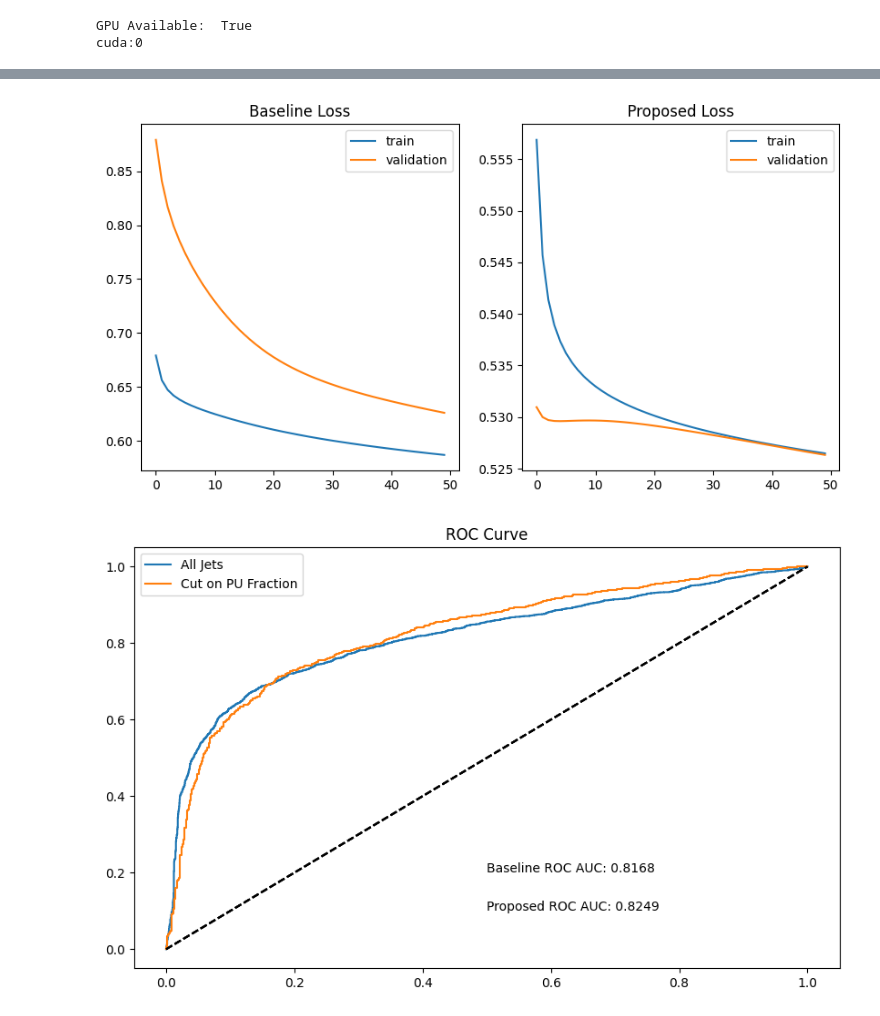
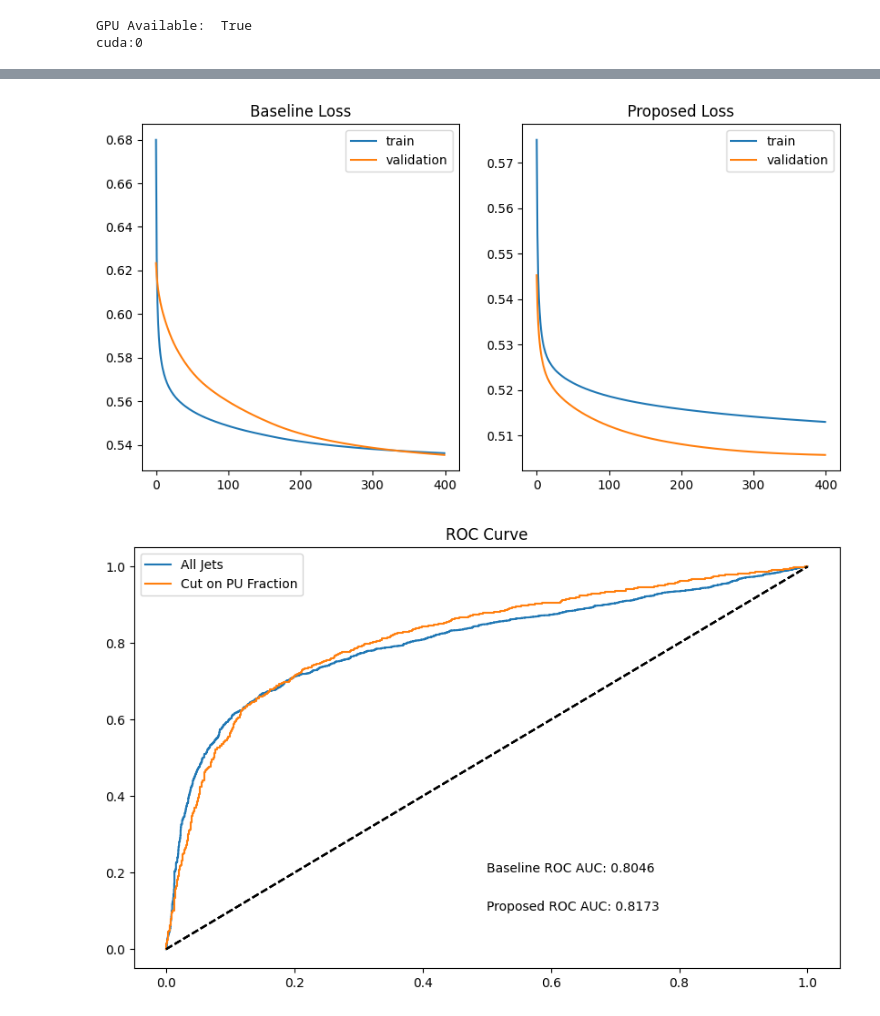
Before and after one commit to LukeV37/Pileup_Project, a Jupyter notebook: analysis/Zprime_Classifier_AllJets_pufr_CUT_mu200.ipynb, the cells around one changed output, grey strips where cells are left out. Saved outputs shown, nothing was run; the diff lists cells and outputs as text; code cells hidden in the pictures.

```diff
--- a/analysis/Zprime_Classifier_AllJets_pufr_CUT_mu200.ipynb
+++ b/analysis/Zprime_Classifier_AllJets_pufr_CUT_mu200.ipynb
@@ -300,18 +300,18 @@ loss_fn = nn.BCELoss()
 
 # Train baseline model with pt,eta,phi,m
 print("Training Baseline")
-baseline = Model(4,256,1).to(device)
+baseline = Model(4,64,1).to(device)
 optimizer = optim.Adam(baseline.parameters(), lr=0.0001)
 data = [X_train_nocut, y_train_nocut, X_val_nocut, y_val_nocut]
-baseline_history = train(baseline, data, epochs=50)
+baseline_history = train(baseline, data, epochs=400)
 print()
 
 # Train upgraded model with pt,eta,phi,m,pufr
 print("Training Proposed")
-model = Model(4,256,1).to(device)
+model = Model(4,64,1).to(device)
 optimizer = optim.Adam(model.parameters(), lr=0.0001)
 data = [X_train_cut, y_train_cut, X_val_cut, y_val_cut]
-model_history = train(model, data, epochs=50)
+model_history = train(model, data, epochs=400)
 
 fig, (ax1, ax2) = plt.subplots(1, 2, figsize=(10, 5))
 ax1.plot(baseline_history['train_loss'],label='train')
@@ -344,4 +344,4 @@ Epoch: 50       Train Loss: 0.5265      Test Loss: 0.5263
-[figure, old version]
+[figure, new version]
 # %%
 fig, (ax1) = plt.subplots(1, 1, figsize=(10, 6))
 
@@ -376,7 +376,7 @@ ax1.text(0.5,0.1,AUC)
 ax1.legend()
 plt.show()
 # %% [output]
-[figure, old version]
+[figure, new version]
 # %%
 from sklearn.metrics import confusion_matrix
 from sklearn.metrics import accuracy_score
```
Also changed, not shown: parts of 3 cells of this notebook.
